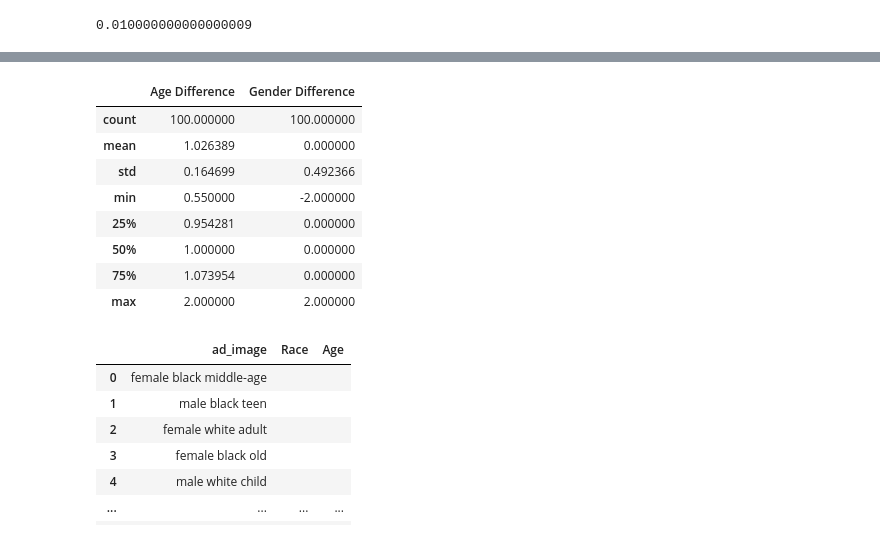
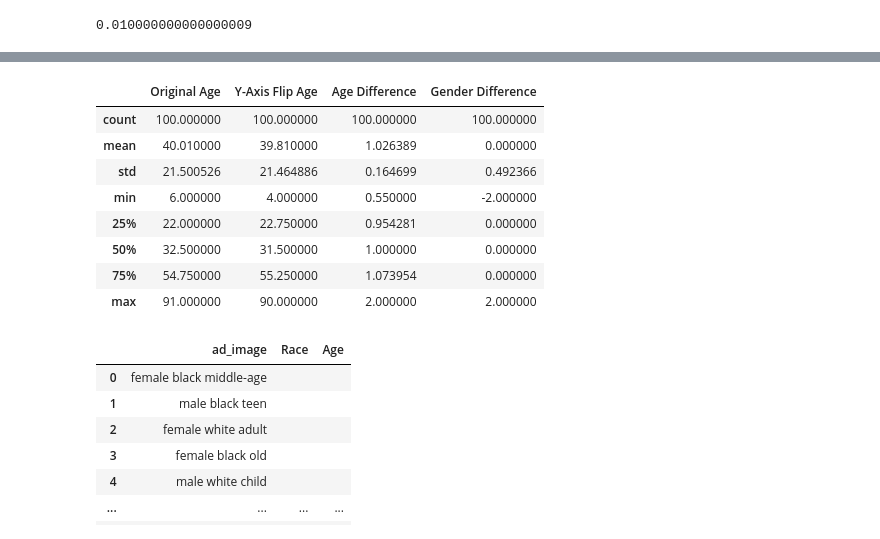
Before and after one commit to levikap/Face_PP_Audit, a Jupyter notebook: y_axis_flip/face++_yaxis_audit.ipynb, the cells around one changed output, grey strips where cells are left out. Drawn from its saved outputs; the diff is of its cells as text; code cells hidden in the pictures.

```diff
--- a/y_axis_flip/face++_yaxis_audit.ipynb
+++ b/y_axis_flip/face++_yaxis_audit.ipynb
@@ -539,15 +539,15 @@ style_gan_df.describe()
 # %%
-stock_df[["Age Difference", "Gender Difference"]].describe()
+stock_df.describe()
 # %% [output]
-|  | Age Difference | Gender Difference |
-| count | 100.000000 | 100.000000 |
-| mean | 1.026389 | 0.000000 |
-| std | 0.164699 | 0.492366 |
-| min | 0.550000 | -2.000000 |
-| 25% | 0.954281 | 0.000000 |
-| 50% | 1.000000 | 0.000000 |
-| 75% | 1.073954 | 0.000000 |
-| max | 2.000000 | 2.000000 |
+|  | Original Age | Y-Axis Flip Age | Age Difference | Gender Difference |
+| count | 100.000000 | 100.000000 | 100.000000 | 100.000000 |
+| mean | 40.010000 | 39.810000 | 1.026389 | 0.000000 |
+| std | 21.500526 | 21.464886 | 0.164699 | 0.492366 |
+| min | 6.000000 | 4.000000 | 0.550000 | -2.000000 |
+| 25% | 22.000000 | 22.750000 | 0.954281 | 0.000000 |
+| 50% | 32.500000 | 31.500000 | 1.000000 | 0.000000 |
+| 75% | 54.750000 | 55.250000 | 1.073954 | 0.000000 |
+| max | 91.000000 | 90.000000 | 2.000000 | 2.000000 |
 # %%
 lin_reg_features = stock_df
 # %%
```
Also changed, not shown: parts of 1 cell of this notebook, 1 other file.
